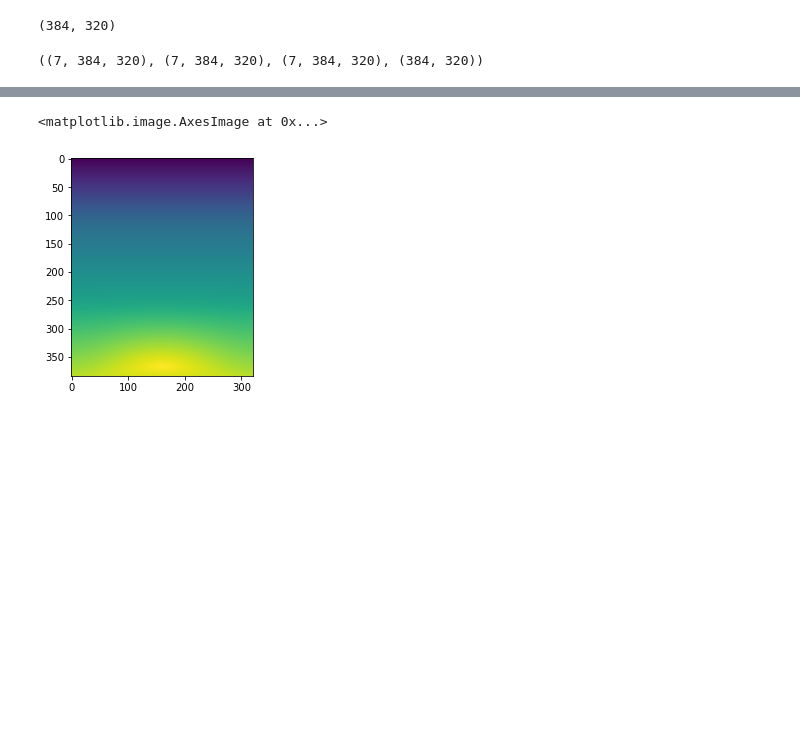
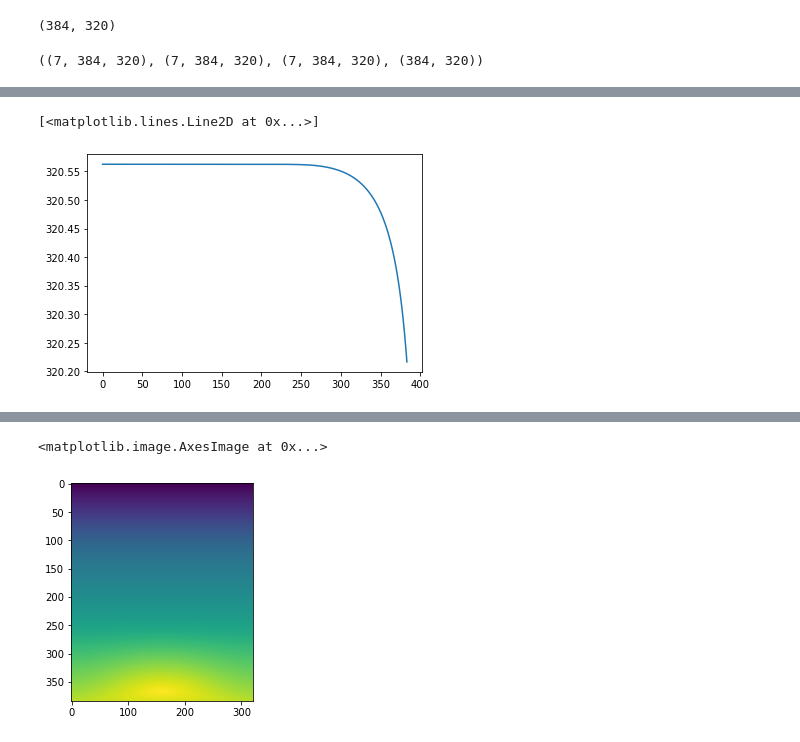
Before and after one commit to maikejulie/DNN4Cli, a Jupyter notebook: figures/CESM2/CESM2-Basemap_cleaned_18May-.ipynb, the cells around one changed output, grey strips where cells are left out. Drawn from its saved outputs; the diff is of its cells as text; code cells hidden in the pictures; blank space fills up the shorter version.

```diff
--- a/figures/CESM2/CESM2-Basemap_cleaned_18May-.ipynb
+++ b/figures/CESM2/CESM2-Basemap_cleaned_18May-.ipynb
@@ -59,0 +65,5 @@ CESM2Hist.shape, CESM21pct.shape, CESM2abrupt4pct.shape, H.shape
+# %%
+plt.plot(lon[:,0])
+# %% [output]
+[<matplotlib.lines.Line2D at 0x...>]
+[figure, added]
```
Also changed, not shown: parts of 6 cells of this notebook, 6 other files.
